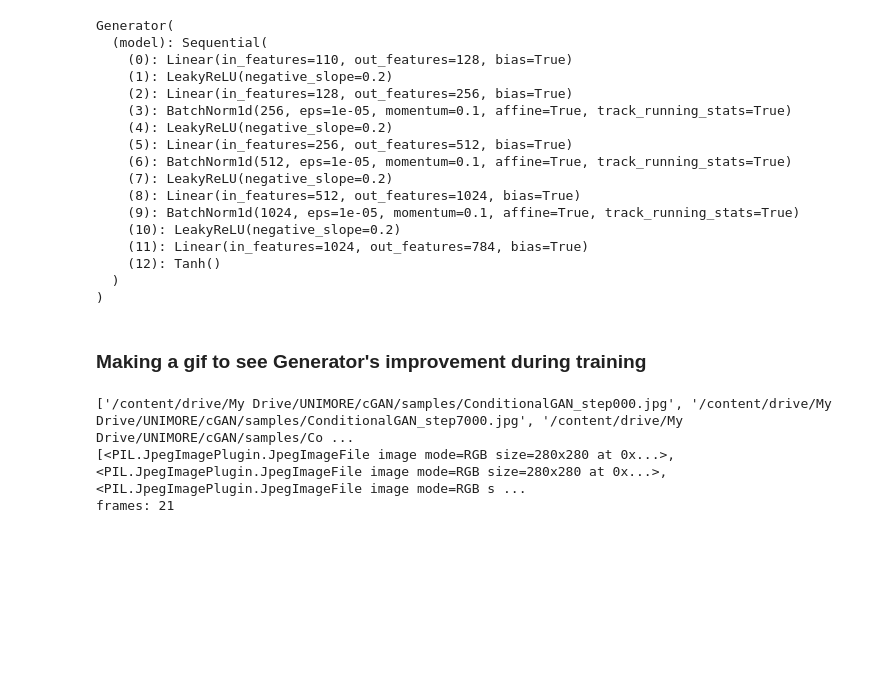
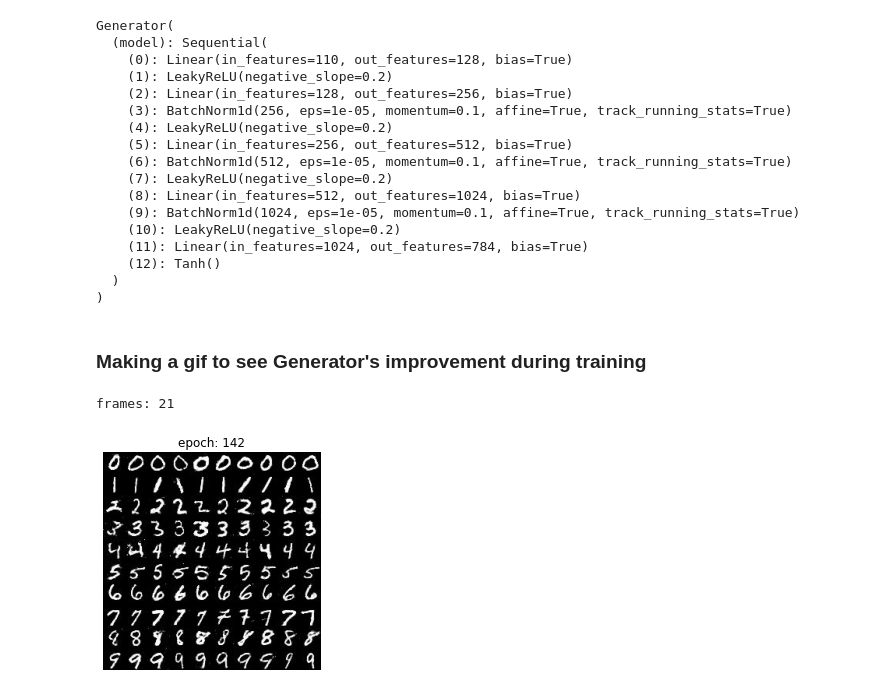
Before and after one commit to CristianCosci/Generative_Adversarial_Networks_GAN__Overview, a Jupyter notebook: cGAN/notebooks/cGAN.ipynb, the cells around one changed output. Cells and saved outputs as stored; diff of their text form; code cells hidden in the pictures; blank space fills up the shorter version.

```diff
--- a/cGAN/notebooks/cGAN.ipynb
+++ b/cGAN/notebooks/cGAN.ipynb
@@ -100,9 +103,16 @@ def make_gif(frame_folder, duration):
     save a gif on google drive directory
   '''
   a = [image for image in glob.glob(f"{frame_folder}/*.jpg")]
-  print(a)
-  frames = [Image.open(image) for image in glob.glob(f"{frame_folder}/*.jpg")]
-  print(frames)
+  imgs = [Image.open(image) for image in glob.glob(f"{frame_folder}/*.jpg")]
+  for i in range(len(imgs)):
+    plt.imshow(imgs[i], cmap='gray')
+    plt.axis('off')
+    plt.title('epoch: {}'.format(int(i* 150/len(imgs))))
+    plt.savefig(frame_folder + 'gif_dir/img_%d.jpg' % int(i* 150/len(imgs)))
+
+
+  a = [image for image in glob.glob(f"{frame_folder + '/gif_dir'}/*.jpg")]
+  frames = [Image.open(image) for image in glob.glob(f"{frame_folder + '/gif_dir'}/*.jpg")]
   print('frames: {}'.format(len(frames)))
   frame_one = frames[0]
   frame_one.save(PATH_DRIVE + "/training_improvements.gif", format="GIF",
@@ -317,8 +327,7 @@ Generator(
 # %% [markdown]
 ### **Making a gif to see Generator's improvement during training**
 # %%
-make_gif(PATH_DRIVE + '/samples/', 200)
+make_gif(PATH_DRIVE + '/samples/', 300)
 # %% [output]
-['/content/drive/My Drive/UNIMORE/cGAN/samples/ConditionalGAN_step000.jpg', '/content/drive/My Drive/UNIMORE/cGAN/samples/ConditionalGAN_step7000.jpg', '/content/drive/My Drive/UNIMORE/cGAN/samples/Co ...
-[<PIL.JpegImagePlugin.JpegImageFile image mode=RGB size=280x280 at 0x...>, <PIL.JpegImagePlugin.JpegImageFile image mode=RGB size=280x280 at 0x...>, <PIL.JpegImagePlugin.JpegImageFile image mode=RGB s ...
 frames: 21
+[figure, added]
```
Also changed, not shown: parts of 1 cell of this notebook.
